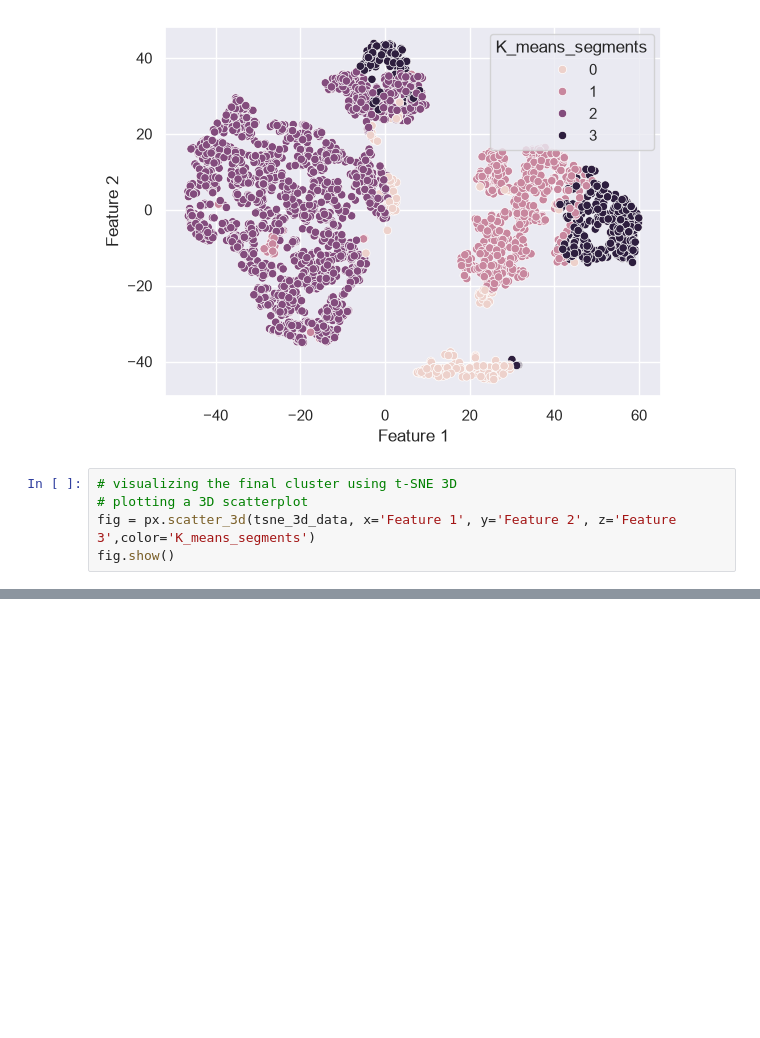
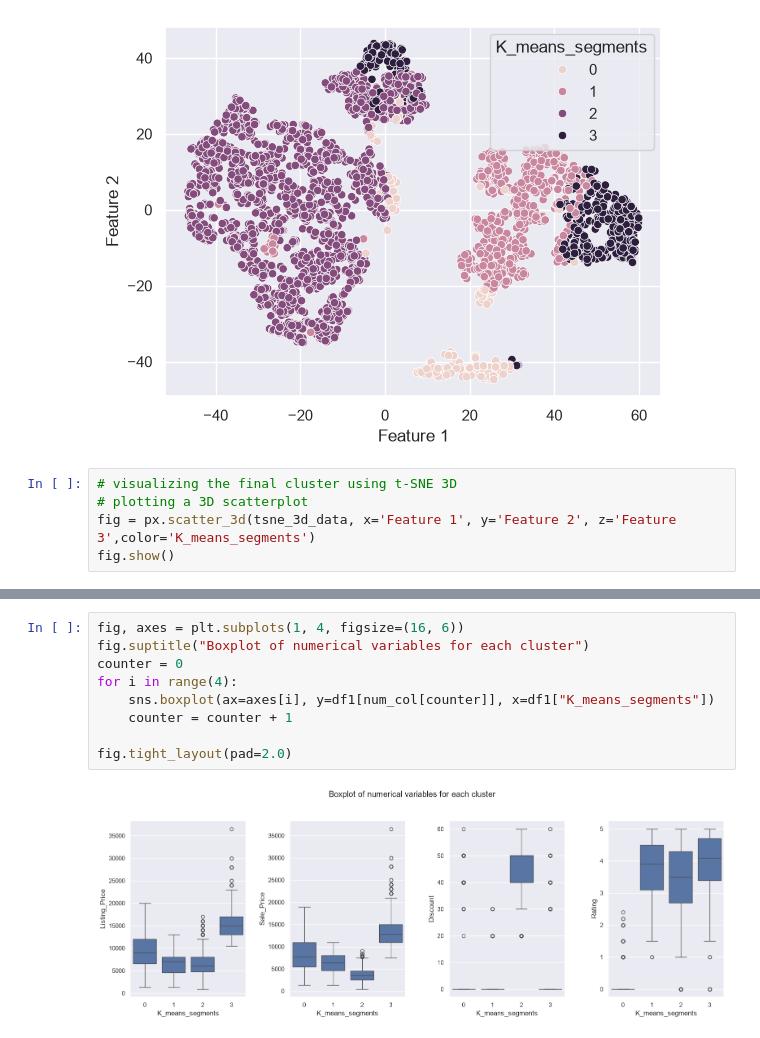
Before and after one commit to dennisumoh325/Product_Segmentation_clustering, a Jupyter notebook: product_seg_NB.ipynb, the cells around one changed output, grey strips where cells are left out. Saved outputs shown, nothing was run; the diff lists cells and outputs as text; blank space fills up the shorter version.

```diff
--- a/product_seg_NB.ipynb
+++ b/product_seg_NB.ipynb
@@ -556,0 +575,11 @@ fig.show()
+# %%
+fig, axes = plt.subplots(1, 4, figsize=(16, 6))
+fig.suptitle("Boxplot of numerical variables for each cluster")
+counter = 0
+for i in range(4):
+    sns.boxplot(ax=axes[i], y=df1[num_col[counter]], x=df1["K_means_segments"])
+    counter = counter + 1
+
+fig.tight_layout(pad=2.0)
+# %% [output]
+[figure, added]
```
Also changed, not shown: parts of 10 cells of this notebook.
